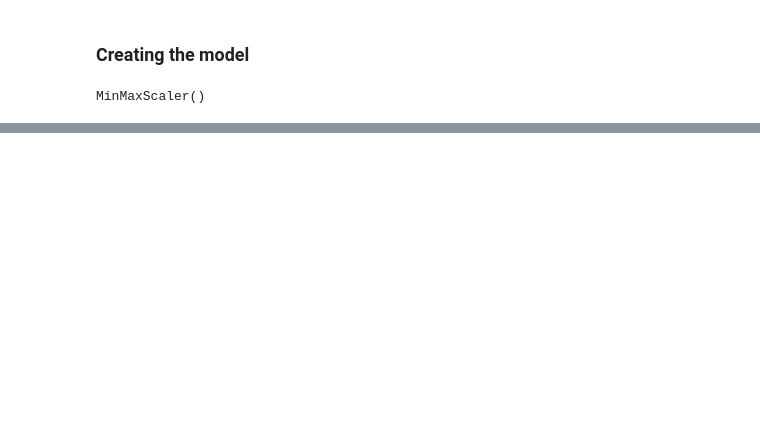
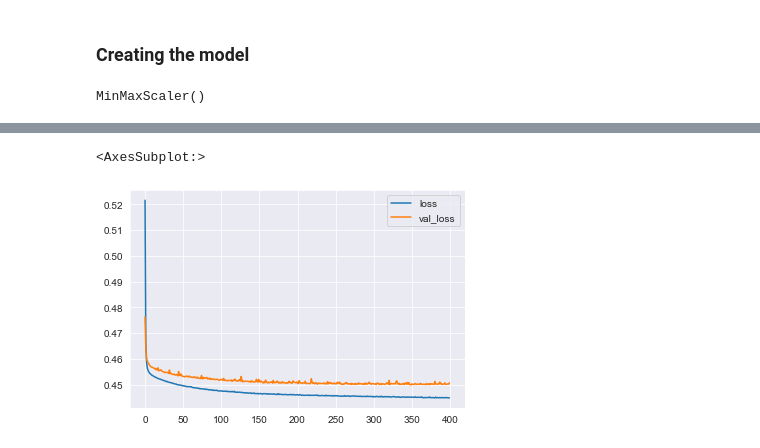
Before and after one commit to fgias/ds-ml-udemy, a Jupyter notebook: 21-Deep Learning/03-Keras-Project-Exercise-Solo.ipynb, the cells around one changed output, grey strips where cells are left out. Drawn from its saved outputs; the diff is of its cells as text; code cells hidden in the pictures; blank space fills up the shorter version.

Commit message:
First model results

```diff
--- a/21-Deep Learning/03-Keras-Project-Exercise-Solo.ipynb
+++ b/21-Deep Learning/03-Keras-Project-Exercise-Solo.ipynb
@@ -652,0 +677,2 @@ sns.heatmap(df.isnull(), cbar=False, yticklabels=False, cmap='viridis')
+# %%
+df['revol_util'].fillna(df['revol_util'].mean(), inplace=True)
@@ -674,0 +728,12 @@ X_test = scaler.transform(X_test)
+# %%
+model = Sequential()
+
+model.add(Dense(26, activation='relu'))
+model.add(Dense(14, activation='relu'))
+
+# BINARY CLASSIFICATION
+model.add(Dense(1, activation='sigmoid'))
+
+model.compile(loss='binary_crossentropy', optimizer='adam')
+# %%
+model.fit(x=X_train, y=y_train, epochs=400, validation_data=(X_test,y_test), batch_size=2048)
@@ -674,0 +759,5 @@ X_test = scaler.transform(X_test)
+# %%
+pd.DataFrame(model.history.history).plot()
+# %% [output]
+<AxesSubplot:>
+[figure, added]
```
Also changed, not shown: parts of 12 cells of this notebook.
